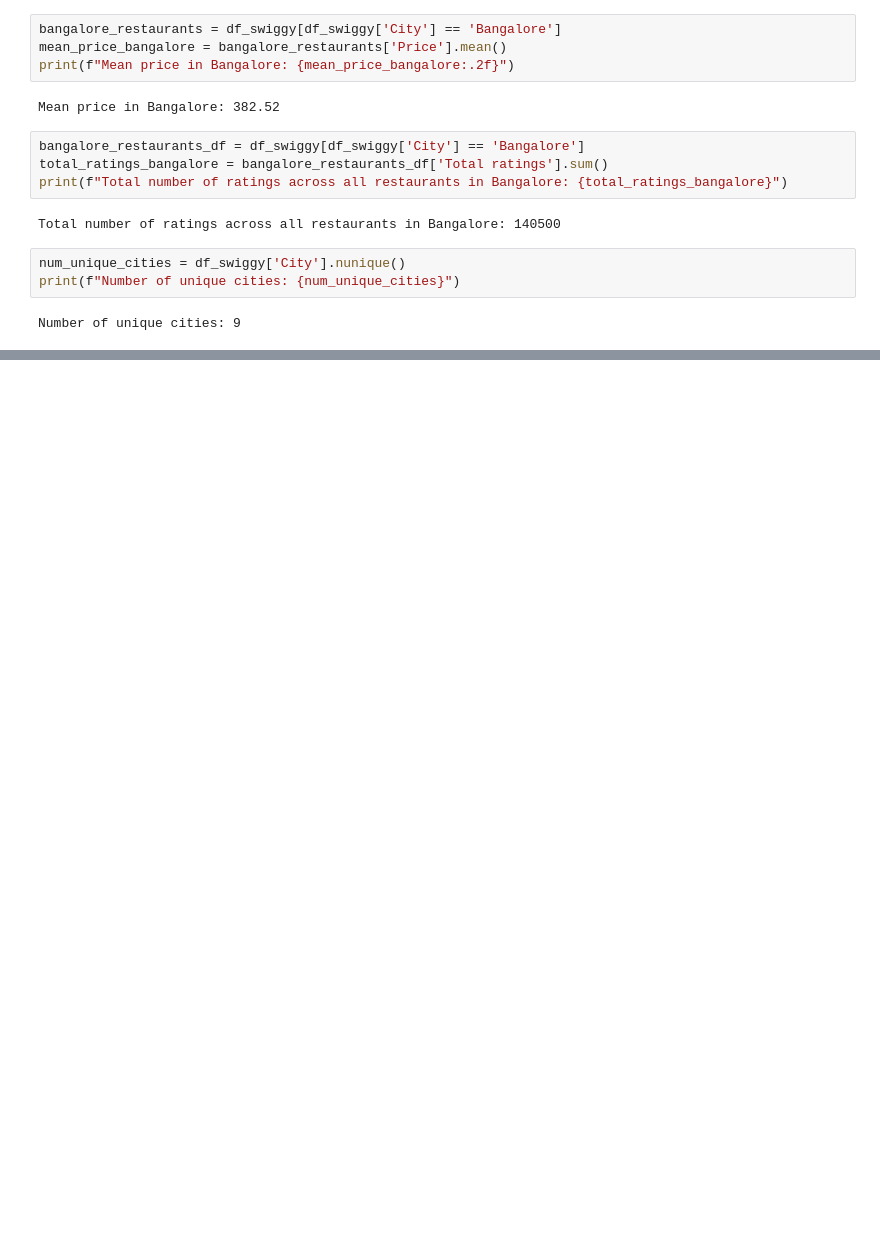
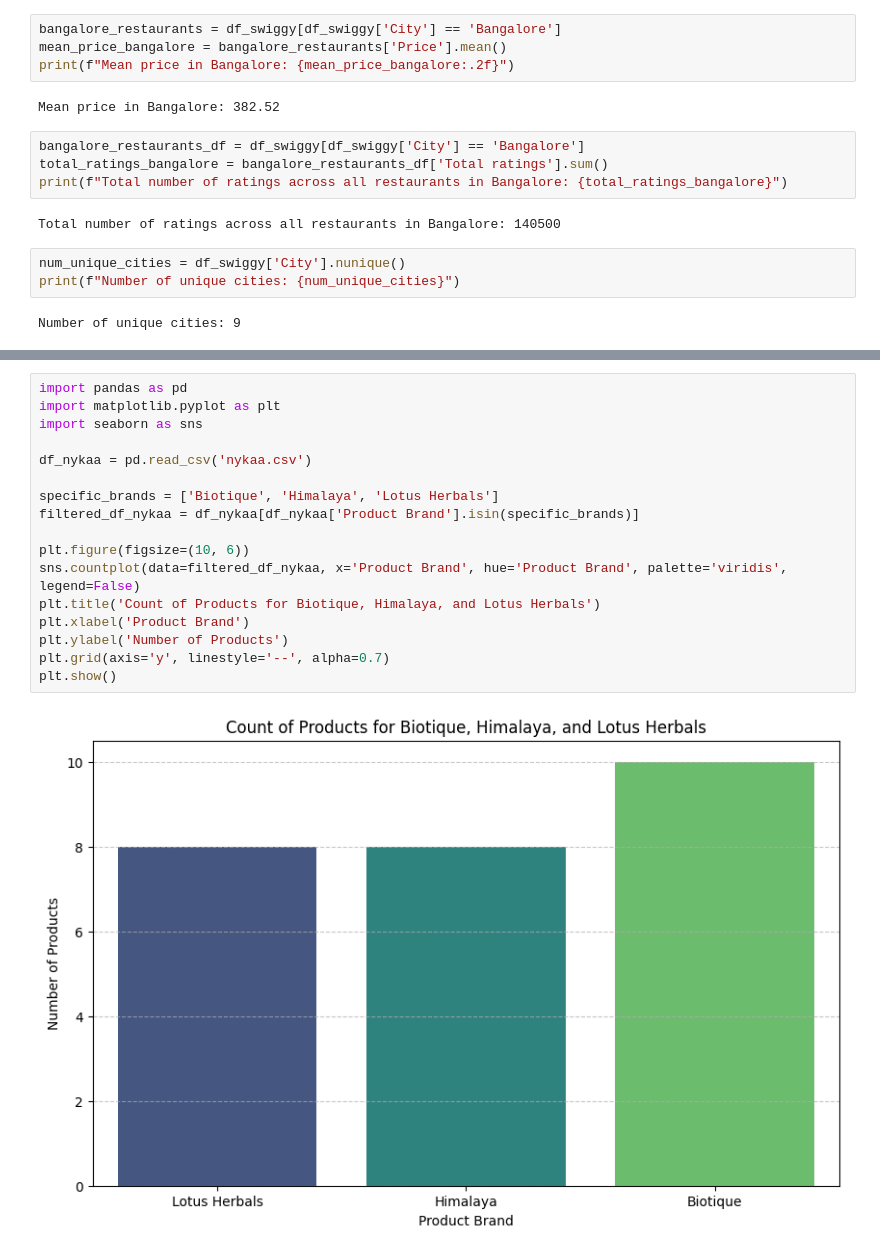
Before and after one commit to shashwatlko586/AICode586, a Jupyter notebook: Pandas_Numpy/Pandas_Numpy_4.ipynb, the cells around one changed output, grey strips where cells are left out. Cells and saved outputs as stored; diff of their text form; blank space fills up the shorter version.

```diff
--- a/Pandas_Numpy/Pandas_Numpy_4.ipynb
+++ b/Pandas_Numpy/Pandas_Numpy_4.ipynb
@@ -47,0 +240,19 @@ Number of unique cities: 9
+# %%
+import pandas as pd
+import matplotlib.pyplot as plt
+import seaborn as sns
+
+df_nykaa = pd.read_csv('nykaa.csv')
+
+specific_brands = ['Biotique', 'Himalaya', 'Lotus Herbals']
+filtered_df_nykaa = df_nykaa[df_nykaa['Product Brand'].isin(specific_brands)]
+
+plt.figure(figsize=(10, 6))
+sns.countplot(data=filtered_df_nykaa, x='Product Brand', hue='Product Brand', palette='viridis', legend=False)
+plt.title('Count of Products for Biotique, Himalaya, and Lotus Herbals')
+plt.xlabel('Product Brand')
+plt.ylabel('Number of Products')
+plt.grid(axis='y', linestyle='--', alpha=0.7)
+plt.show()
+# %% [output]
+[figure, added]
```
Also changed, not shown: parts of 22 cells of this notebook, 5 other files.
